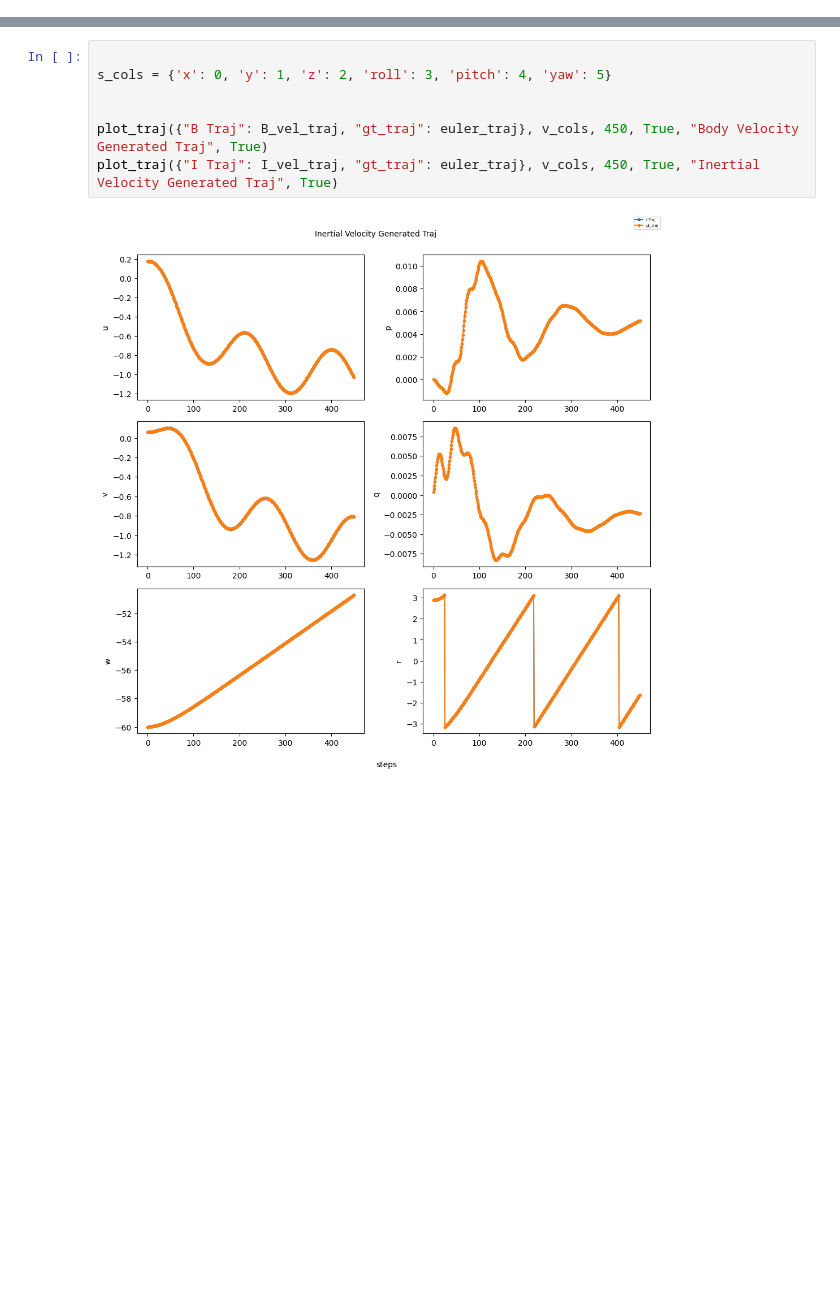
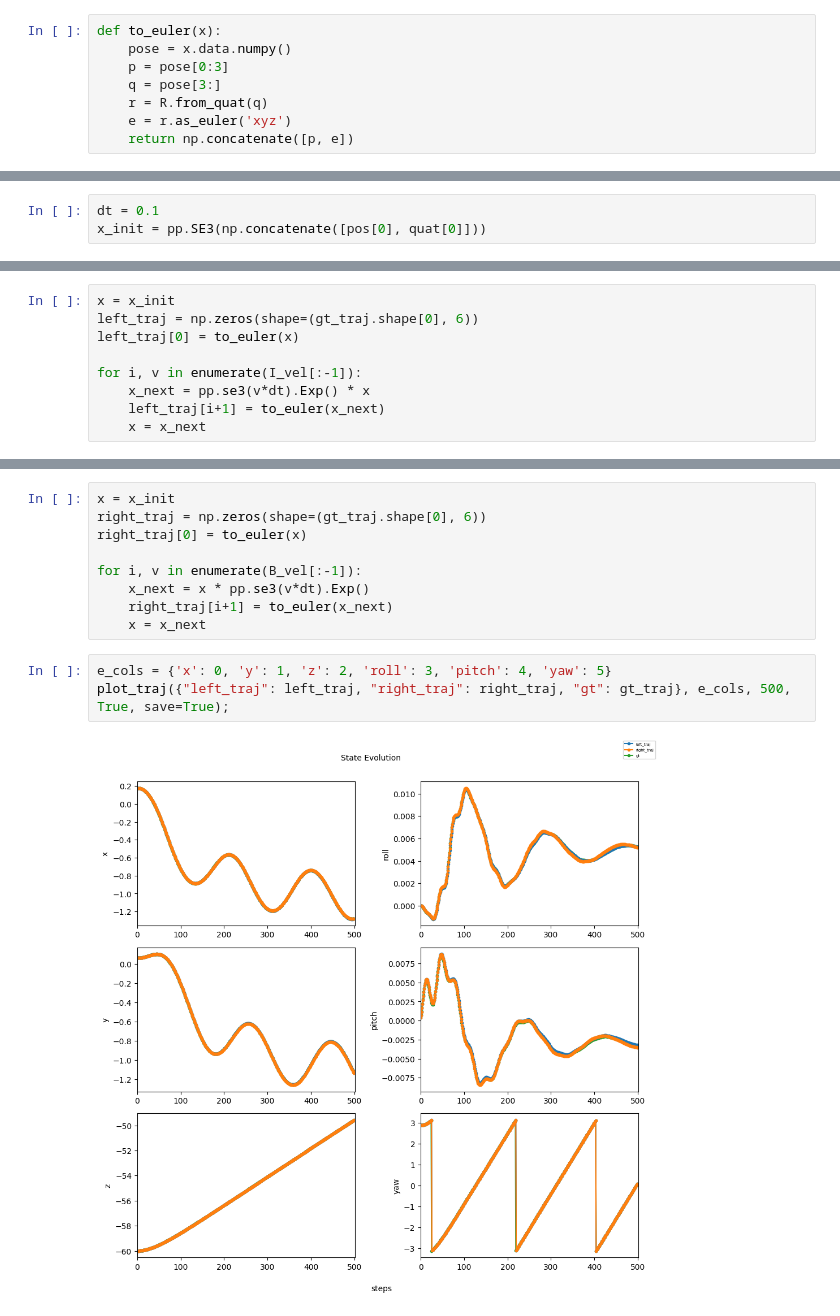
Before and after one commit to NicolayP/rnn_auv, a Jupyter notebook: pypose.ipynb, the cells around one changed output, grey strips where cells are left out. Cells and saved outputs as stored; diff of their text form; blank space fills up the shorter version.

```diff
--- a/pypose.ipynb
+++ b/pypose.ipynb
@@ -328,0 +24,8 @@ for i, bv in enumerate(Bv):
+# %%
+def to_euler(x):
+    pose = x.data.numpy()
+    p = pose[0:3]
+    q = pose[3:]
+    r = R.from_quat(q)
+    e = r.as_euler('xyz')
+    return np.concatenate([p, e])
@@ -328,0 +34,3 @@ for i, bv in enumerate(Bv):
+# %%
+dt = 0.1
+x_init = pp.SE3(np.concatenate([pos[0], quat[0]]))
@@ -328,0 +39,9 @@ for i, bv in enumerate(Bv):
+# %%
+x = x_init
+left_traj = np.zeros(shape=(gt_traj.shape[0], 6))
+left_traj[0] = to_euler(x)
+
+for i, v in enumerate(I_vel[:-1]):
+    x_next = pp.se3(v*dt).Exp() * x
+    left_traj[i+1] = to_euler(x_next)
+    x = x_next
@@ -329,9 +50,14 @@ for i, bv in enumerate(Bv):
+# %%
+x = x_init
+right_traj = np.zeros(shape=(gt_traj.shape[0], 6))
+right_traj[0] = to_euler(x)
+
+for i, v in enumerate(B_vel[:-1]):
+    x_next = x * pp.se3(v*dt).Exp()
+    right_traj[i+1] = to_euler(x_next)
+    x = x_next
 # %%
-
-s_cols = {'x': 0, 'y': 1, 'z': 2, 'roll': 3, 'pitch': 4, 'yaw': 5}
-
-
-plot_traj({"B Traj": B_vel_traj, "gt_traj": euler_traj}, v_cols, 450, True, "Body Velocity Generated Traj", True)
-plot_traj({"I Traj": I_vel_traj, "gt_traj": euler_traj}, v_cols, 450, True, "Inertial Velocity Generated Traj", True)
+e_cols = {'x': 0, 'y': 1, 'z': 2, 'roll': 3, 'pitch': 4, 'yaw': 5}
+plot_traj({"left_traj": left_traj, "right_traj": right_traj, "gt": gt_traj}, e_cols, 500, True, save=True);
 # %% [output]
-[figure, old version]
+[figure, new version]
```
Also changed, not shown: parts of 30 cells of this notebook, 4 other files.
